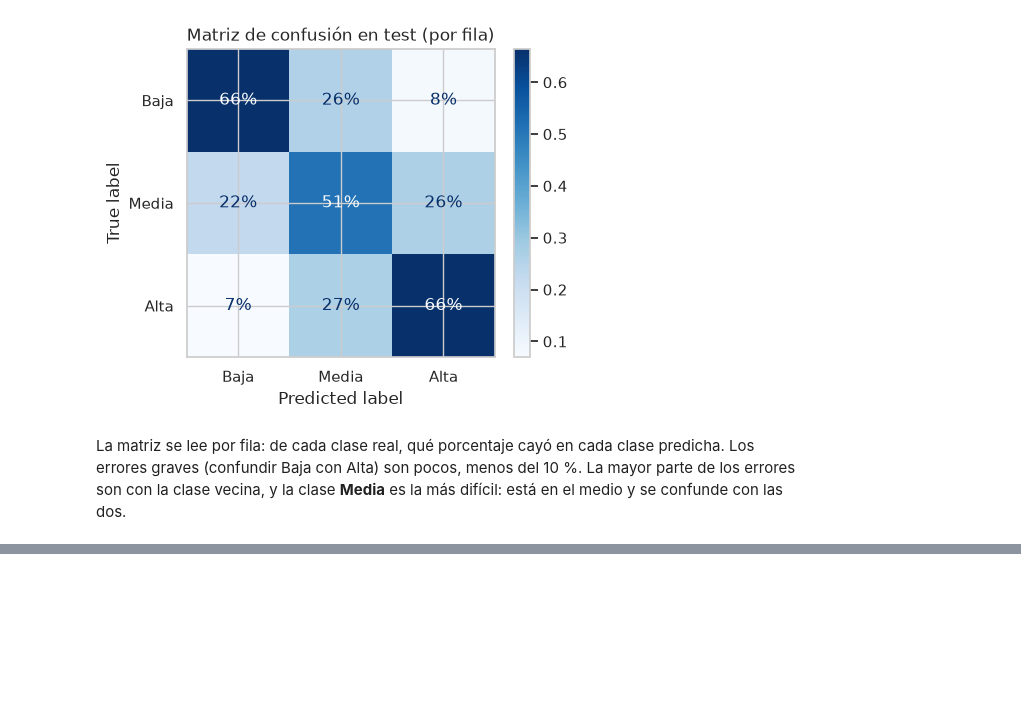
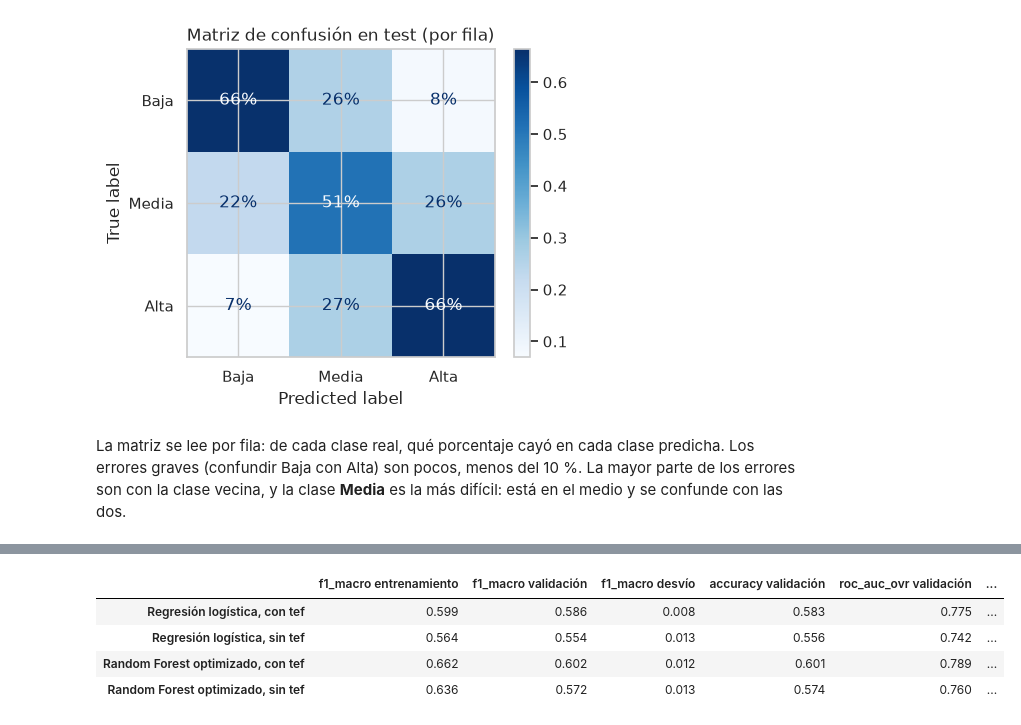
Before and after one commit to piaortiz/energia-digital-proyecto-final, a Jupyter notebook: notebooks/02_modelo_supervisado.ipynb, the cells around one changed output, grey strips where cells are left out. Drawn from its saved outputs; the diff is of its cells as text; code cells hidden in the pictures; blank space fills up the shorter version.

```diff
--- a/notebooks/02_modelo_supervisado.ipynb
+++ b/notebooks/02_modelo_supervisado.ipynb
@@ -441,9 +455,16 @@ comparar({"Random Forest por defecto": candidatos_clf["Random Forest"],
 # %%
-rf_clf_optimizado.fit(X_train, y_train_clf)
-pred_clf = rf_clf_optimizado.predict(X_test)
-proba_clf = rf_clf_optimizado.predict_proba(X_test)
+logistica = candidatos_clf["Regresión logística"]
+finalistas_clf = {"Regresión logística": logistica, "Random Forest optimizado": rf_clf_optimizado}
 
-print(classification_report(y_test_clf, pred_clf, labels=clases, digits=3))
-auc = roc_auc_score(y_test_clf, proba_clf, multi_class="ovr", labels=rf_clf_optimizado.classes_)
-print(f"AUC (uno contra el resto): {auc:.3f}")
+resultados_test_clf = {}
+for nombre, pipe in finalistas_clf.items():
+    pipe.fit(X_train, y_train_clf)
+    pred = pipe.predict(X_test)
+    proba = pipe.predict_proba(X_test)
+    resultados_test_clf[nombre] = {
+        "F1 macro": f1_score(y_test_clf, pred, average="macro"),
+        "accuracy": (pred == y_test_clf).mean(),
+        "AUC": roc_auc_score(y_test_clf, proba, multi_class="ovr", labels=pipe.classes_),
+    }
+pd.DataFrame(resultados_test_clf).T.round(3)
 # %% [output]
@@ -472,0 +506,17 @@ clase **Media** es la más difícil: está en el medio y se confunde con las dos
+# %%
+numericas_sin_tef = [c for c in numericas if c != "tef"]
+
+
+def con_y_sin_tef(algoritmos, y, metricas, principal):
+    candidatos = {}
+    for nombre, (algoritmo, escalar) in algoritmos.items():
+        candidatos[f"{nombre}, con tef"] = modelo(algoritmo, escalar)
+        candidatos[f"{nombre}, sin tef"] = modelo(algoritmo, escalar, num=numericas_sin_tef)
+    return comparar(candidatos, y, metricas, principal)
+
+
+sin_tef_reg = con_y_sin_tef(
+    {"Regresión lineal": (LinearRegression(), True),
+     "Random Forest optimizado": (RandomForestRegressor(**estudio_reg.best_params, random_state=42, n_jobs=-1), False)},
+    y_muestra_reg, ["r2", "neg_mean_absolute_error"], principal="r2")
+sin_tef_reg
@@ -472,0 +529,12 @@ clase **Media** es la más difícil: está en el medio y se confunde con las dos
+# %%
+sin_tef_clf = con_y_sin_tef(
+    {"Regresión logística": (LogisticRegression(max_iter=1000), True),
+     "Random Forest optimizado": (RandomForestClassifier(**estudio_clf.best_params, random_state=42, n_jobs=-1), False)},
+    y_muestra_clf, ["f1_macro", "accuracy", "roc_auc_ovr"], principal="f1_macro")
+sin_tef_clf
+# %% [output]
+|  | f1_macro entrenamiento | f1_macro validación | f1_macro desvío | accuracy validación | roc_auc_ovr validación | ... |
+| Regresión logística, con tef | 0.599 | 0.586 | 0.008 | 0.583 | 0.775 | ... |
+| Regresión logística, sin tef | 0.564 | 0.554 | 0.013 | 0.556 | 0.742 | ... |
+| Random Forest optimizado, con tef | 0.662 | 0.602 | 0.012 | 0.601 | 0.789 | ... |
+| Random Forest optimizado, sin tef | 0.636 | 0.572 | 0.013 | 0.574 | 0.760 | ... |
```
Also changed, not shown: parts of 18 cells of this notebook, 1 other file.
